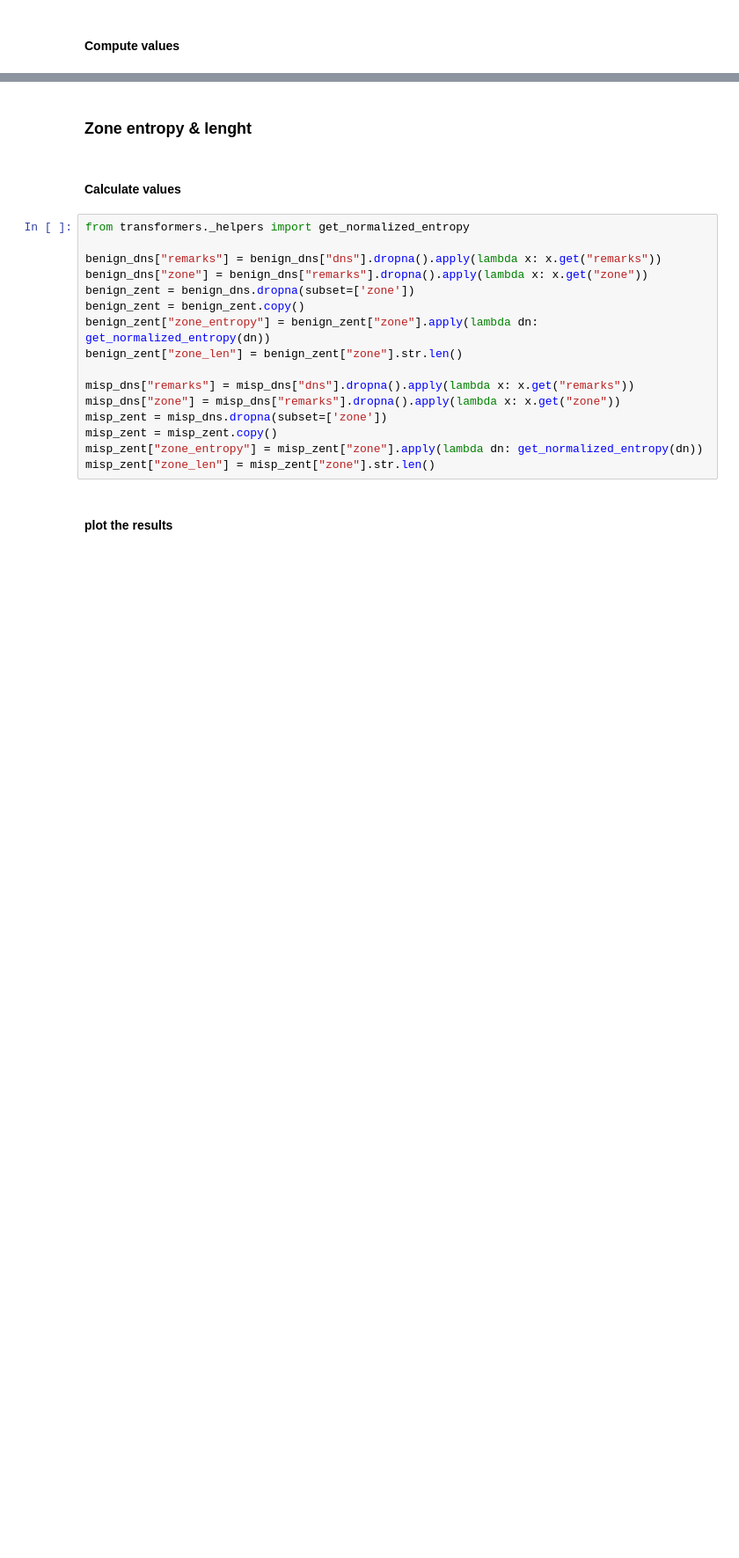
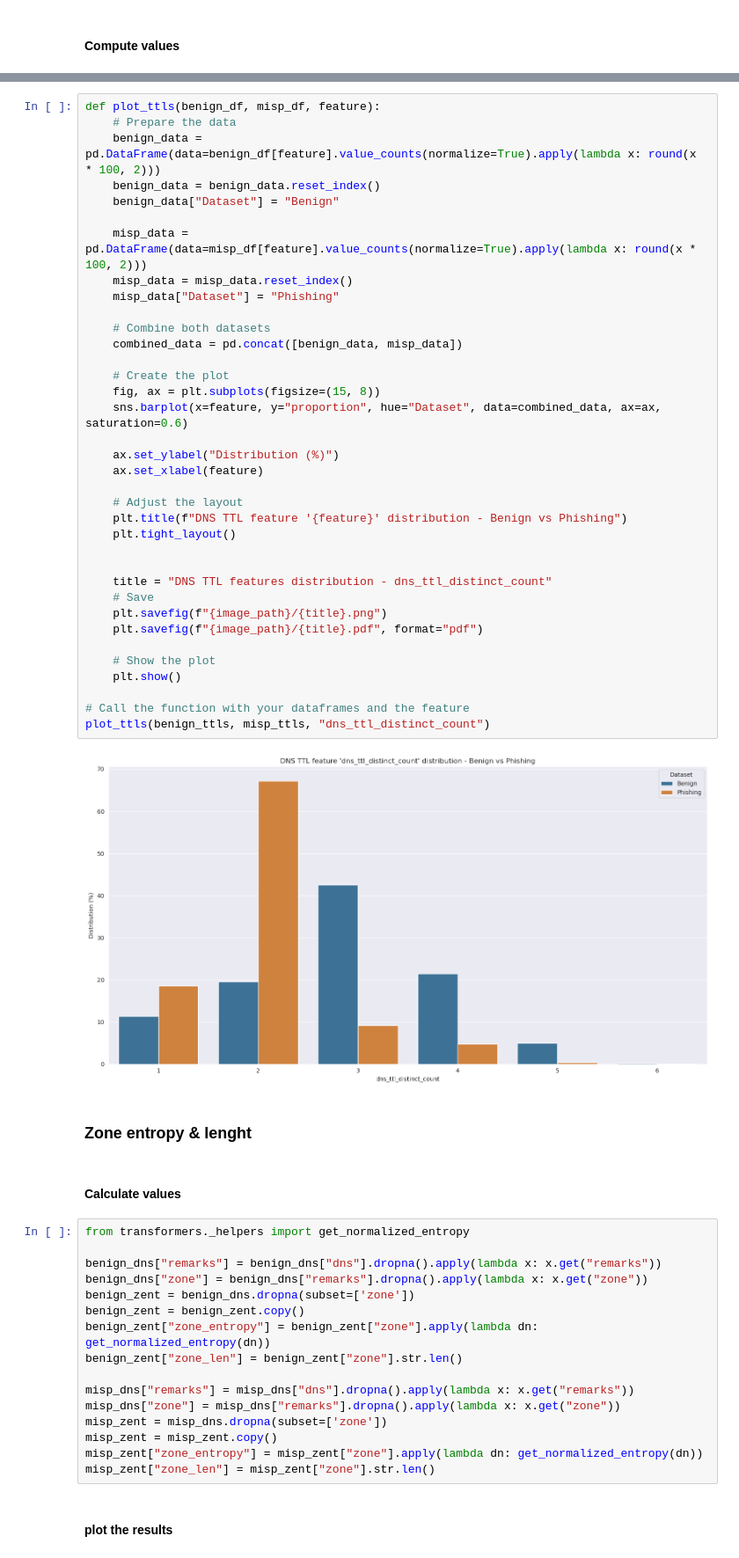
Before and after one commit to WitchoutName/pp-research-tools, a Jupyter notebook: MongoAnalysis.ipynb, the cells around one changed output, grey strips where cells are left out. Shown at 88% size. Cells and saved outputs as stored; diff of their text form; blank space fills up the shorter version.

```diff
--- a/MongoAnalysis.ipynb
+++ b/MongoAnalysis.ipynb
@@ -1064,3 +1105,41 @@ plot_ttls(misp_ttls, "r", "Phishing")
+# %%
+def plot_ttls(benign_df, misp_df, feature):
+    # Prepare the data
+    benign_data = pd.DataFrame(data=benign_df[feature].value_counts(normalize=True).apply(lambda x: round(x * 100, 2)))
+    benign_data = benign_data.reset_index()
+    benign_data["Dataset"] = "Benign"
+
+    misp_data = pd.DataFrame(data=misp_df[feature].value_counts(normalize=True).apply(lambda x: round(x * 100, 2)))
+    misp_data = misp_data.reset_index()
+    misp_data["Dataset"] = "Phishing"
+
+    # Combine both datasets
+    combined_data = pd.concat([benign_data, misp_data])
+
+    # Create the plot
+    fig, ax = plt.subplots(figsize=(15, 8))
+    sns.barplot(x=feature, y="proportion", hue="Dataset", data=combined_data, ax=ax, saturation=0.6)
+
+    ax.set_ylabel("Distribution (%)")
+    ax.set_xlabel(feature)
+
+    # Adjust the layout
+    plt.title(f"DNS TTL feature '{feature}' distribution - Benign vs Phishing")
+    plt.tight_layout()
+
+
+    title = "DNS TTL features distribution - dns_ttl_distinct_count"
+    # Save
+    plt.savefig(f"{image_path}/{title}.png")
+    plt.savefig(f"{image_path}/{title}.pdf", format="pdf")
+
+    # Show the plot
+    plt.show()
+
+# Call the function with your dataframes and the feature
+plot_ttls(benign_ttls, misp_ttls, "dns_ttl_distinct_count")
+# %% [output]
+[figure, added]
 # %% [markdown]
 ### Zone entropy & lenght
 # %% [markdown]
```
Also changed, not shown: parts of 21 cells of this notebook.
